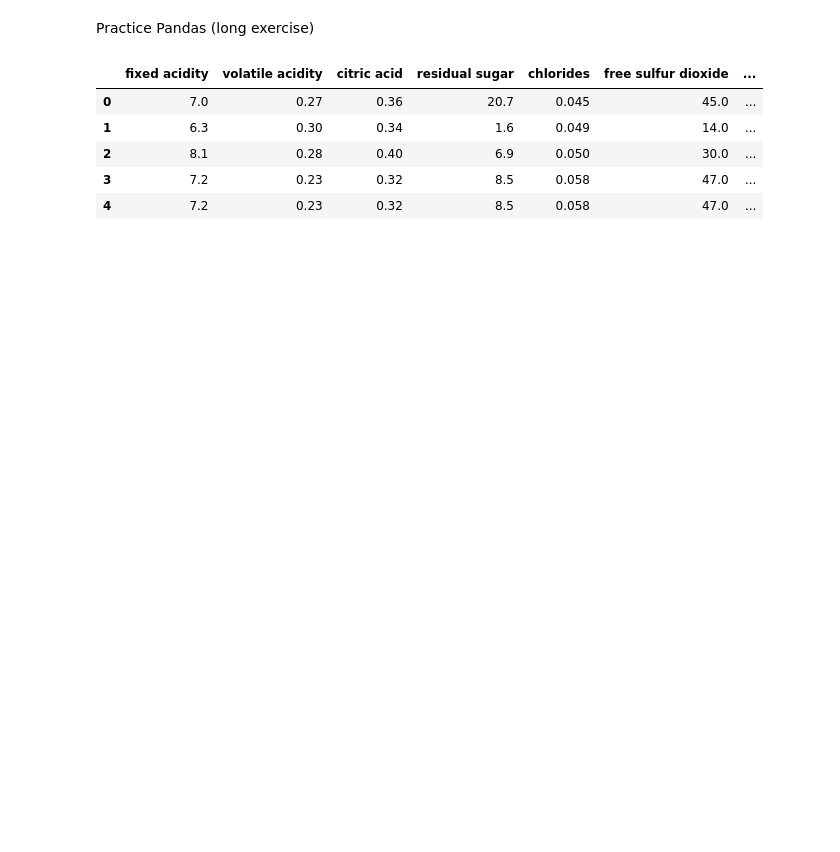
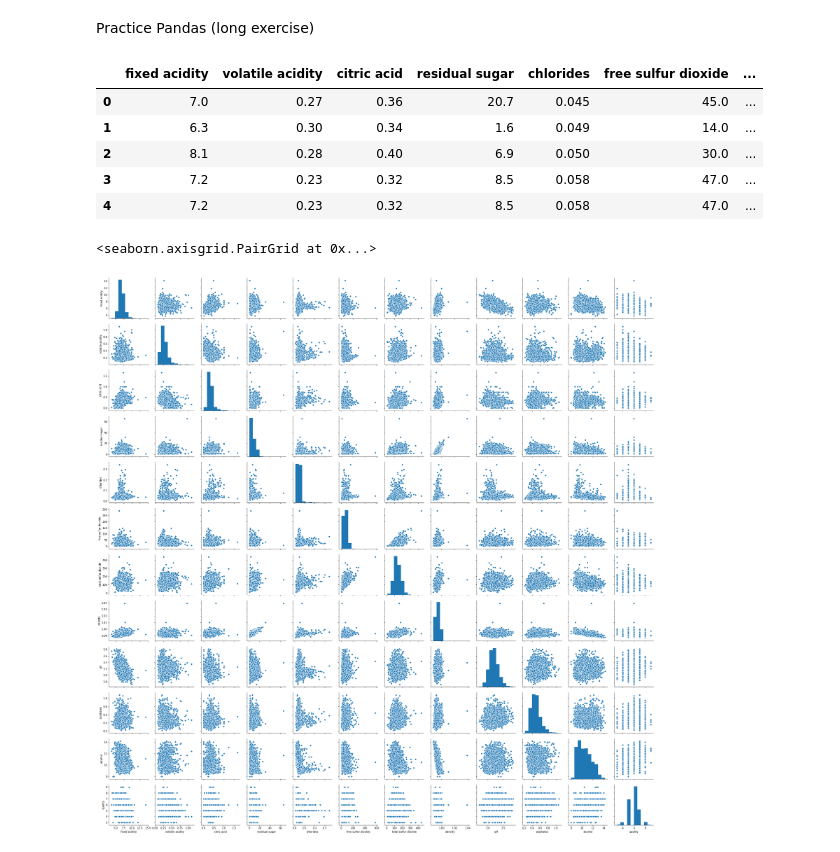
Before and after one commit to mohammadbashiri/MPI-python-workshop-march2019, a Jupyter notebook: Day2/day2_exercise6.ipynb, the cells around one changed output. Cells and saved outputs as stored; diff of their text form; code cells hidden in the pictures; blank space fills up the shorter version.

```diff
--- a/Day2/day2_exercise6.ipynb
+++ b/Day2/day2_exercise6.ipynb
@@ -15,3 +16,8 @@ df.head()
 | 2 | 8.1 | 0.28 | 0.40 | 6.9 | 0.050 | 30.0 | ... |
 | 3 | 7.2 | 0.23 | 0.32 | 8.5 | 0.058 | 47.0 | ... |
 | 4 | 7.2 | 0.23 | 0.32 | 8.5 | 0.058 | 47.0 | ... |
+# %%
+sns.pairplot(df)
+# %% [output]
+<seaborn.axisgrid.PairGrid at 0x...>
+[figure, added]
```
Also changed, not shown: parts of 30 cells of this notebook, 7 other files.
